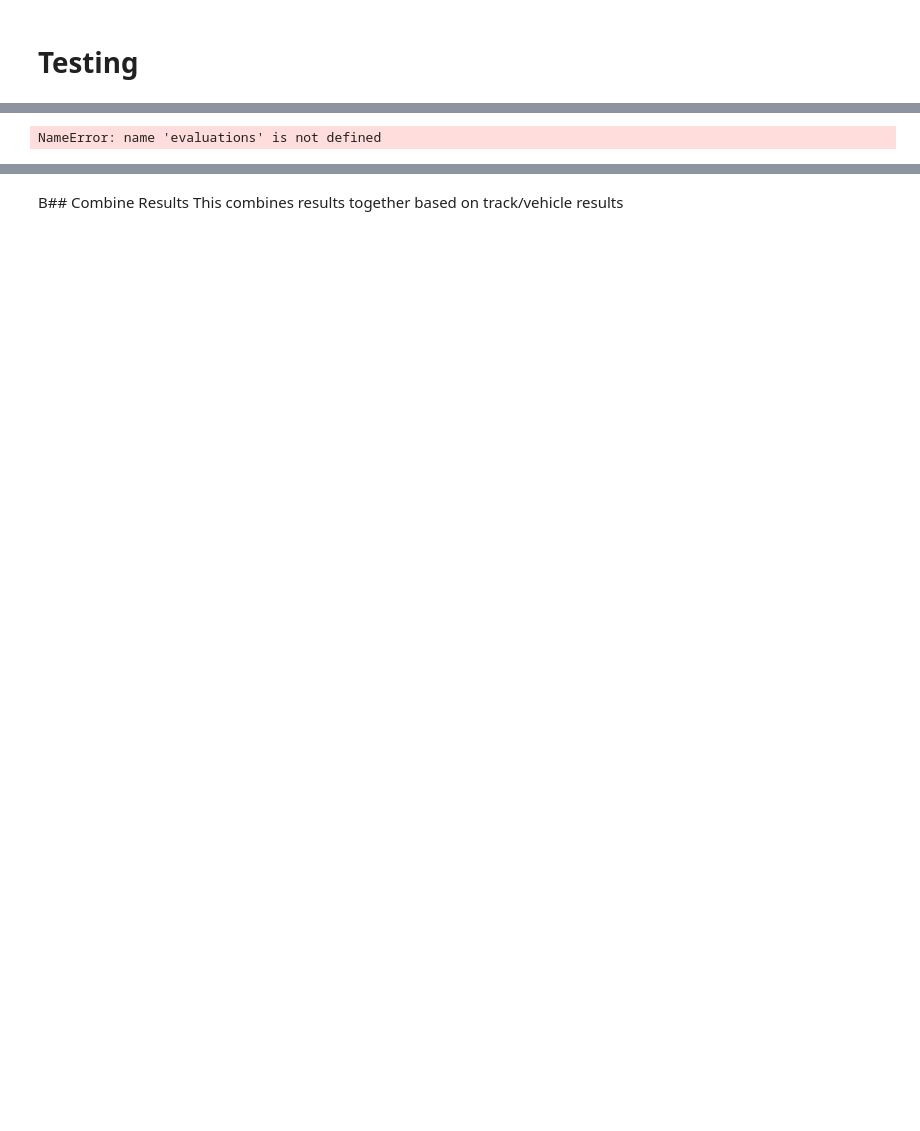
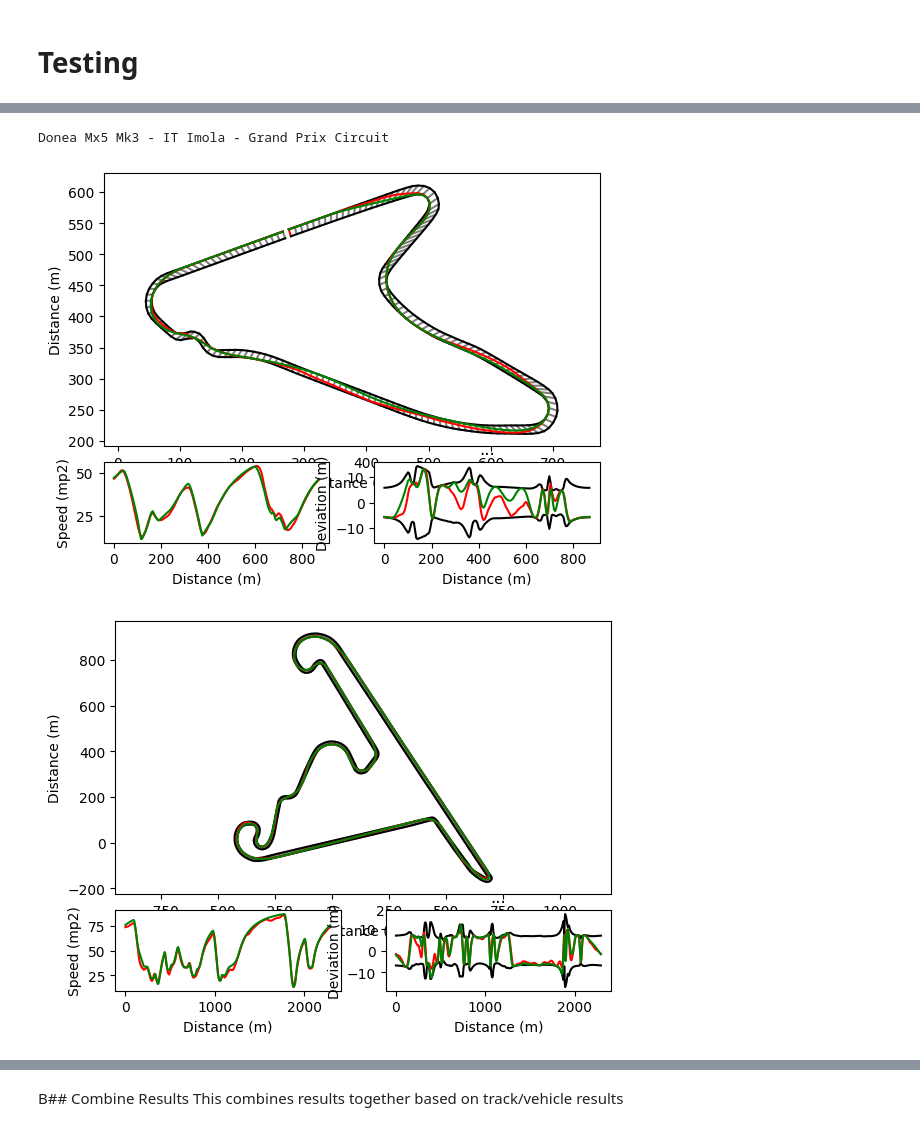
Before and after one commit to BelleGarlick/MlLapSim, a Jupyter notebook: src/notebooks/Results.ipynb, the cells around one changed output, grey strips where cells are left out. Drawn from its saved outputs; the diff is of its cells as text; code cells hidden in the pictures; blank space fills up the shorter version.

Commit message:
New dataset evaluations

```diff
--- a/src/notebooks/Results.ipynb
+++ b/src/notebooks/Results.ipynb
@@ -20,13 +20,14 @@ bounds.transform.sampling = SAMPLING
 from lapsim.models.lapsim import LapSimModel
 import webdataset
 from lapsim.preprocessor.encoder import decode
+import json
+import numpy as np
+import torch
 
 model = LapSimModel(
     "ls2.pt",
     bounds
 )
 
-# evaluations = evals_suite.run_evals_suite(model, DATESET)
-
-source_dataset = webdataset.WebDataset(DATESET)\
+dataset = webdataset.WebDataset(DATESET)\
     .map(decode)
@@ -86,21 +34,35 @@ SyntaxError: invalid syntax. Perhaps you forgot a comma? (1230452544.py, line 6)
+# %%
+# Run predictions
+requests = list(dataset)[:10]
+predictions = model.predict(requests)
+pairs = list(zip(requests, predictions))
+
+# Run evals against the two
+evaluations = [evaluate(input_track, output_track) for input_track, output_track in pairs]
+# %% [output]
+Donea Mx5 Mk3 - IT Imola - Grand Prix Circuit
 # %%
 from lapsim.render import RenderItem, plot_full
 
-for input_record, output_record in pairs:
+for i, (input_record, output_record) in enumerate(pairs):
     plot_full(
         tracks=[
             RenderItem(
-                track=input_record,
+                track=output_record,
                 label="Predicted",
                 color="red"
             ),
             RenderItem(
-                track=evaluations[i][3],
+                track=input_record,
                 label="Ground Truth",
                 color="green"
             ),
         ],
         title="..."
     )
+
+    if i > 10:
+        break
 # %% [output]
-NameError: name 'evaluations' is not defined
+[figure, added]
+[figure, added]
```
Also changed, not shown: parts of 5 cells of this notebook, 6 other files.
